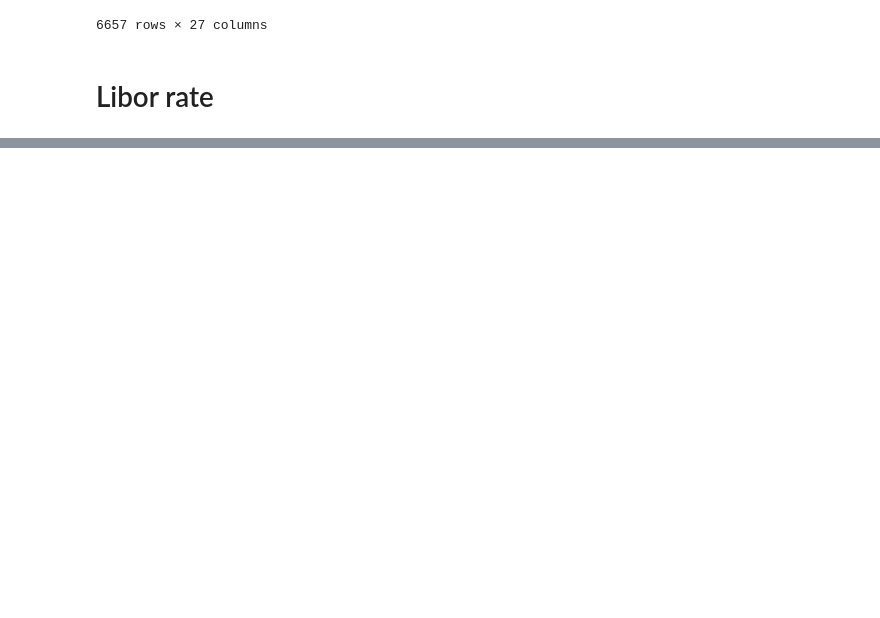
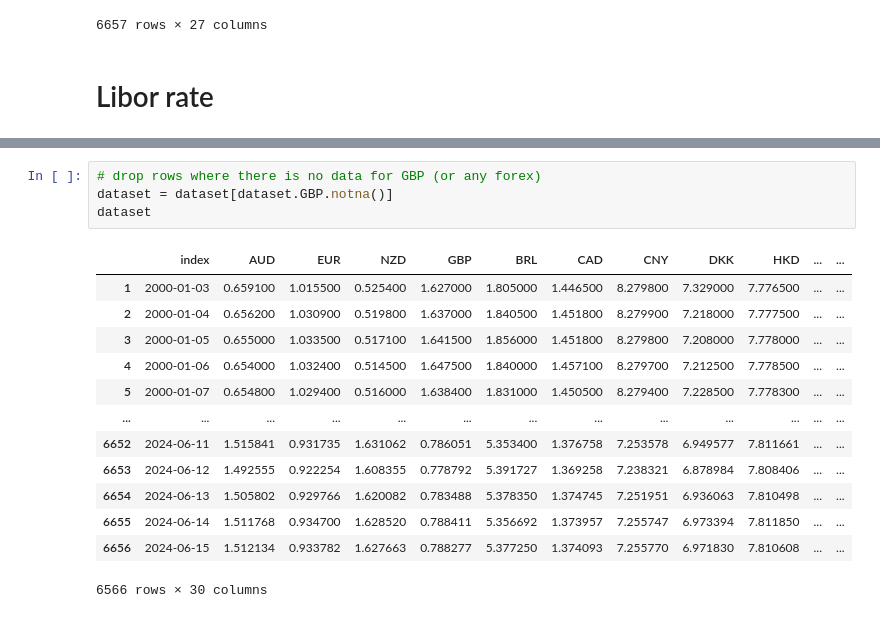
Before and after one commit to PhuTd03/DSP-Forecasting-Reer, a Jupyter notebook: Data_Preprocessing.ipynb, the cells around one changed output, grey strips where cells are left out. Cells and saved outputs as stored; diff of their text form; blank space fills up the shorter version.

```diff
--- a/Data_Preprocessing.ipynb
+++ b/Data_Preprocessing.ipynb
@@ -387,0 +537,18 @@ data
+# %%
+# drop rows where there is no data for GBP (or any forex)
+dataset = dataset[dataset.GBP.notna()]
+dataset
+# %% [output]
+|  | index | AUD | EUR | NZD | GBP | BRL | CAD | CNY | DKK | HKD | ... | ... |
+| 1 | 2000-01-03 | 0.659100 | 1.015500 | 0.525400 | 1.627000 | 1.805000 | 1.446500 | 8.279800 | 7.329000 | 7.776500 | ... | ... |
+| 2 | 2000-01-04 | 0.656200 | 1.030900 | 0.519800 | 1.637000 | 1.840500 | 1.451800 | 8.279900 | 7.218000 | 7.777500 | ... | ... |
+| 3 | 2000-01-05 | 0.655000 | 1.033500 | 0.517100 | 1.641500 | 1.856000 | 1.451800 | 8.279800 | 7.208000 | 7.778000 | ... | ... |
+| 4 | 2000-01-06 | 0.654000 | 1.032400 | 0.514500 | 1.647500 | 1.840000 | 1.457100 | 8.279700 | 7.212500 | 7.778500 | ... | ... |
+| 5 | 2000-01-07 | 0.654800 | 1.029400 | 0.516000 | 1.638400 | 1.831000 | 1.450500 | 8.279400 | 7.228500 | 7.778300 | ... | ... |
+| ... | ... | ... | ... | ... | ... | ... | ... | ... | ... | ... | ... | ... |
+| 6652 | 2024-06-11 | 1.515841 | 0.931735 | 1.631062 | 0.786051 | 5.353400 | 1.376758 | 7.253578 | 6.949577 | 7.811661 | ... | ... |
+| 6653 | 2024-06-12 | 1.492555 | 0.922254 | 1.608355 | 0.778792 | 5.391727 | 1.369258 | 7.238321 | 6.878984 | 7.808406 | ... | ... |
+| 6654 | 2024-06-13 | 1.505802 | 0.929766 | 1.620082 | 0.783488 | 5.378350 | 1.374745 | 7.251951 | 6.936063 | 7.810498 | ... | ... |
+| 6655 | 2024-06-14 | 1.511768 | 0.934700 | 1.628520 | 0.788411 | 5.356692 | 1.373957 | 7.255747 | 6.973394 | 7.811850 | ... | ... |
+| 6656 | 2024-06-15 | 1.512134 | 0.933782 | 1.627663 | 0.788277 | 5.377250 | 1.374093 | 7.255770 | 6.971830 | 7.810608 | ... | ... |
+6566 rows × 30 columns
```
Also changed, not shown: parts of 13 cells of this notebook, 3 other files.
